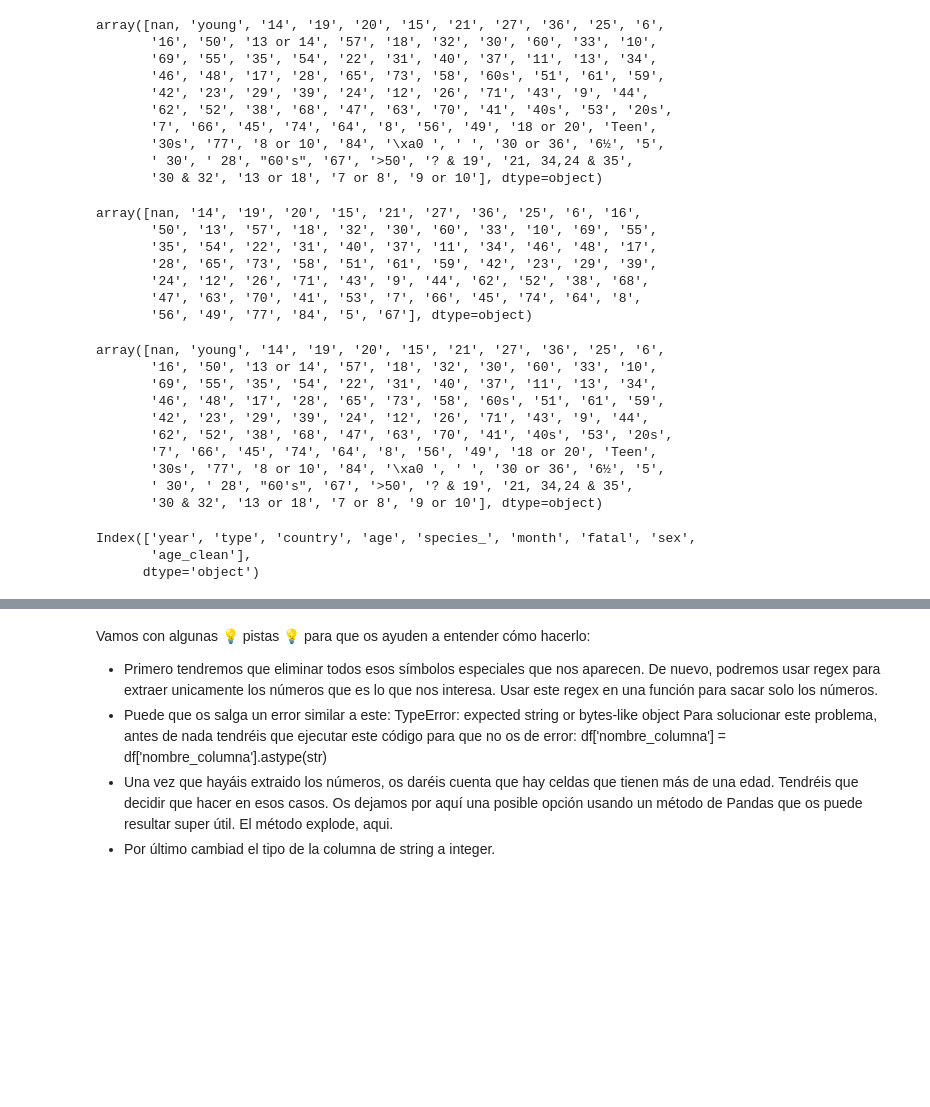
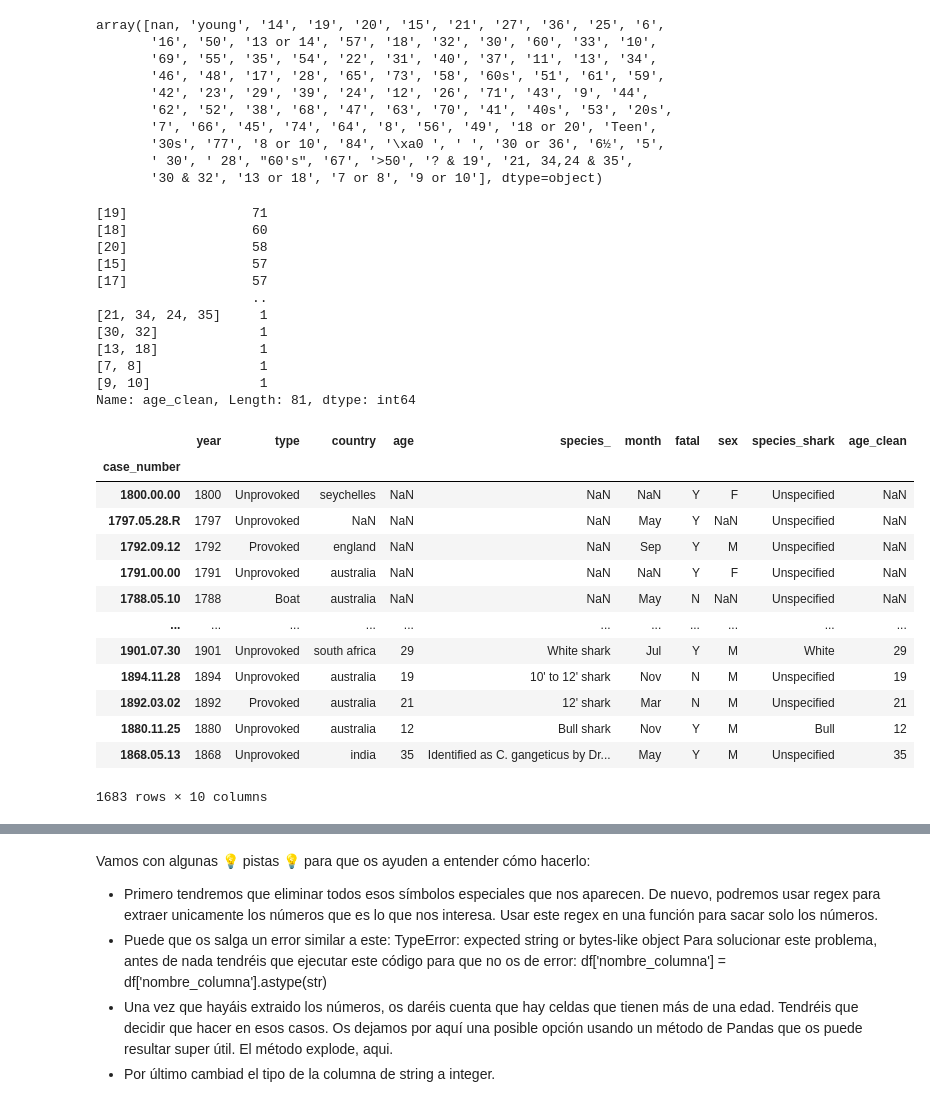
Before and after one commit to Jumblan/DA_promoC_modulo2_sprint3_JudithLola, a Jupyter notebook: limpieza/pair-prog-limpiezaII.ipynb, the cells around one changed output, grey strips where cells are left out. Cells and saved outputs as stored; diff of their text form; code cells hidden in the pictures; blank space fills up the shorter version.

```diff
--- a/limpieza/pair-prog-limpiezaII.ipynb
+++ b/limpieza/pair-prog-limpiezaII.ipynb
@@ -146,32 +150,37 @@ def age_clean (x):
 # %%
 df['age_clean']=df['age'].apply(age_clean)
 # %%
-df['age_clean'].unique()
+df['age_clean'].value_counts()
 # %% [output]
-array([nan, '14', '19', '20', '15', '21', '27', '36', '25', '6', '16',
-       '50', '13', '57', '18', '32', '30', '60', '33', '10', '69', '55',
-       '35', '54', '22', '31', '40', '37', '11', '34', '46', '48', '17',
-       '28', '65', '73', '58', '51', '61', '59', '42', '23', '29', '39',
-       '24', '12', '26', '71', '43', '9', '44', '62', '52', '38', '68',
-       '47', '63', '70', '41', '53', '7', '66', '45', '74', '64', '8',
-       '56', '49', '77', '84', '5', '67'], dtype=object)
+[19]                71
+[18]                60
+[20]                58
+[15]                57
+[17]                57
+                    ..
+[21, 34, 24, 35]     1
+[30, 32]             1
+[13, 18]             1
+[7, 8]               1
+[9, 10]              1
+Name: age_clean, Length: 81, dtype: int64
-# %%
-df['age'].unique()
-# %% [output]
-array([nan, 'young', '14', '19', '20', '15', '21', '27', '36', '25', '6',
-       '16', '50', '13 or 14', '57', '18', '32', '30', '60', '33', '10',
-       '69', '55', '35', '54', '22', '31', '40', '37', '11', '13', '34',
-       '46', '48', '17', '28', '65', '73', '58', '60s', '51', '61', '59',
-       '42', '23', '29', '39', '24', '12', '26', '71', '43', '9', '44',
-       '62', '52', '38', '68', '47', '63', '70', '41', '40s', '53', '20s',
-       '7', '66', '45', '74', '64', '8', '56', '49', '18 or 20', 'Teen',
-       '30s', '77', '8 or 10', '84', '\xa0 ', ' ', '30 or 36', '6½', '5',
-       ' 30', ' 28', "60's", '67', '>50', '? & 19', '21, 34,24 & 35',
-       '30 & 32', '13 or 18', '7 or 8', '9 or 10'], dtype=object)
-# %%
-df.columns
-# %% [output]
-Index(['year', 'type', 'country', 'age', 'species_', 'month', 'fatal', 'sex',
-       'age_clean'],
-      dtype='object')
+# %%
+df2 = df.explode('age_clean', ignore_index=False)
+# %%
+df2
+# %% [output]
+|  | year | type | country | age | species_ | month | fatal | sex | species_shark | age_clean |
+| case_number |  |  |  |  |  |  |  |  |  |  |
+| 1800.00.00 | 1800 | Unprovoked | seychelles | NaN | NaN | NaN | Y | F | Unspecified | NaN |
+| 1797.05.28.R | 1797 | Unprovoked | NaN | NaN | NaN | May | Y | NaN | Unspecified | NaN |
+| 1792.09.12 | 1792 | Provoked | england | NaN | NaN | Sep | Y | M | Unspecified | NaN |
+| 1791.00.00 | 1791 | Unprovoked | australia | NaN | NaN | NaN | Y | F | Unspecified | NaN |
+| 1788.05.10 | 1788 | Boat | australia | NaN | NaN | May | N | NaN | Unspecified | NaN |
+| ... | ... | ... | ... | ... | ... | ... | ... | ... | ... | ... |
+| 1901.07.30 | 1901 | Unprovoked | south africa | 29 | White shark | Jul | Y | M | White | 29 |
+| 1894.11.28 | 1894 | Unprovoked | australia | 19 | 10' to 12' shark | Nov | N | M | Unspecified | 19 |
+| 1892.03.02 | 1892 | Provoked | australia | 21 | 12' shark | Mar | N | M | Unspecified | 21 |
+| 1880.11.25 | 1880 | Unprovoked | australia | 12 | Bull shark | Nov | Y | M | Bull | 12 |
+| 1868.05.13 | 1868 | Unprovoked | india | 35 | Identified as C. gangeticus by Dr... | May | Y | M | Unspecified | 35 |
+1683 rows × 10 columns
 # %%
```
Also changed, not shown: parts of 9 cells of this notebook, 6 other files.
